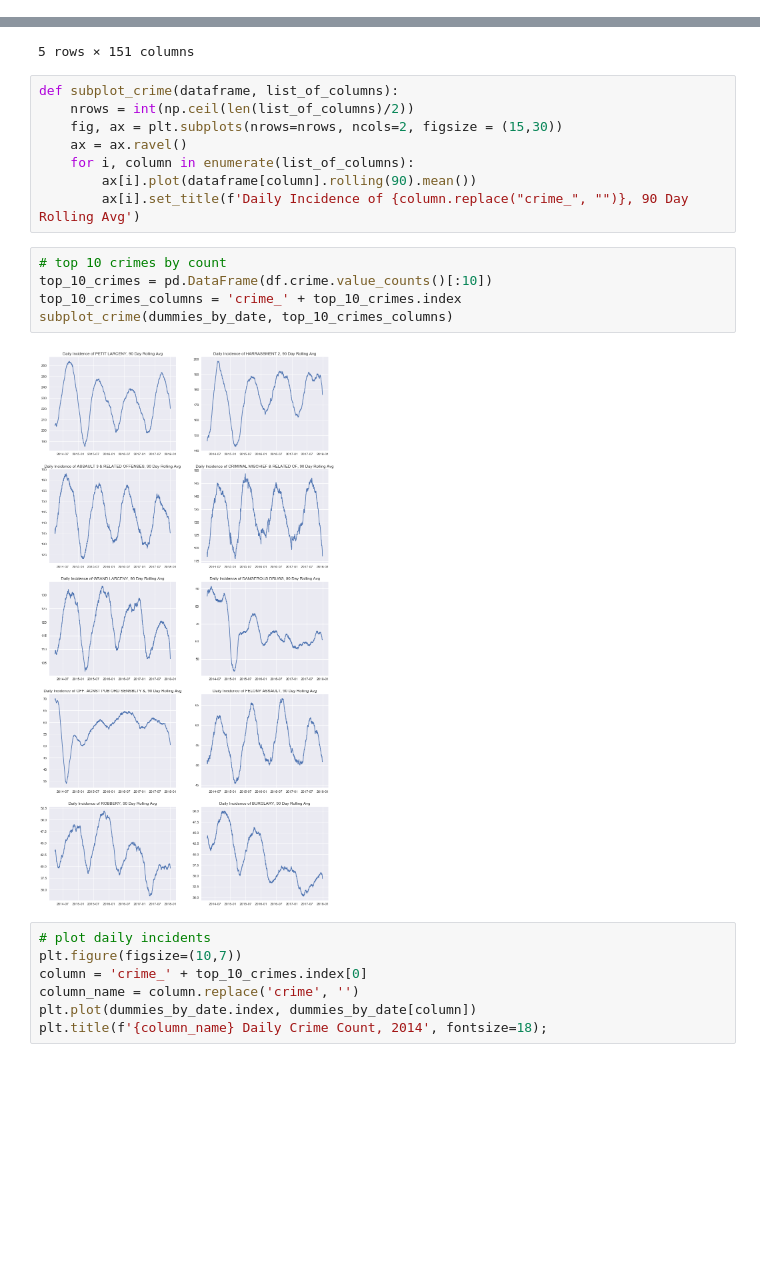
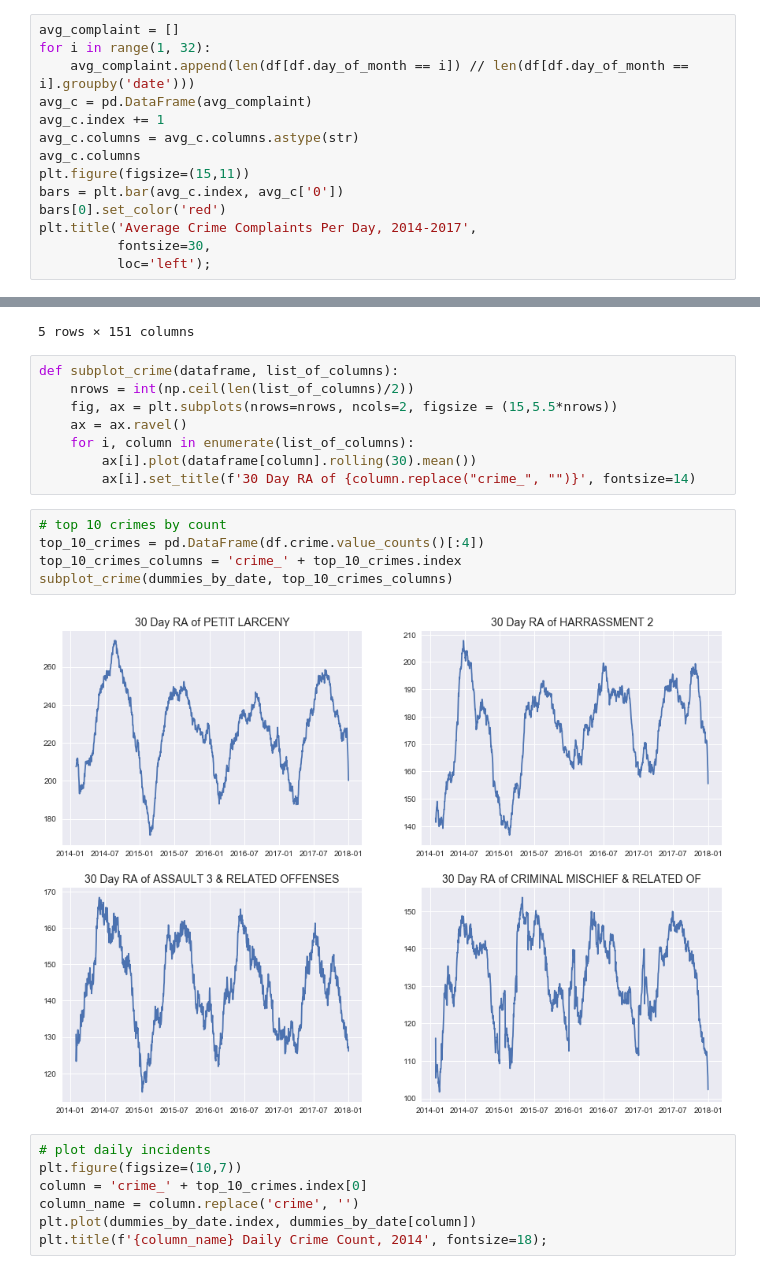
Before and after one commit to kevinacrystal/SARIMAX_crime, a Jupyter notebook: 01_Cleaning_and_EDA.ipynb, the cells around one changed output, grey strips where cells are left out. Cells and saved outputs as stored; diff of their text form; blank space fills up the shorter version.

```diff
--- a/01_Cleaning_and_EDA.ipynb
+++ b/01_Cleaning_and_EDA.ipynb
@@ -446,0 +464,14 @@ average crime by day of month:  61343.22580645161
+# %%
+avg_complaint = []
+for i in range(1, 32):
+    avg_complaint.append(len(df[df.day_of_month == i]) // len(df[df.day_of_month == i].groupby('date')))
+avg_c = pd.DataFrame(avg_complaint)
+avg_c.index += 1
+avg_c.columns = avg_c.columns.astype(str)
+avg_c.columns
+plt.figure(figsize=(15,11))
+bars = plt.bar(avg_c.index, avg_c['0'])
+bars[0].set_color('red')
+plt.title('Average Crime Complaints Per Day, 2014-2017',
+          fontsize=30,
+          loc='left');
@@ -699,18 +785,18 @@ dummies_by_date.head()
 # %%
 def subplot_crime(dataframe, list_of_columns):
     nrows = int(np.ceil(len(list_of_columns)/2))
-    fig, ax = plt.subplots(nrows=nrows, ncols=2, figsize = (15,30))
+    fig, ax = plt.subplots(nrows=nrows, ncols=2, figsize = (15,5.5*nrows))
     ax = ax.ravel()
     for i, column in enumerate(list_of_columns):
-        ax[i].plot(dataframe[column].rolling(90).mean())
-        ax[i].set_title(f'Daily Incidence of {column.replace("crime_", "")}, 90 Day Rolling Avg')
+        ax[i].plot(dataframe[column].rolling(30).mean())
+        ax[i].set_title(f'30 Day RA of {column.replace("crime_", "")}', fontsize=14)
 # %%
 # top 10 crimes by count
-top_10_crimes = pd.DataFrame(df.crime.value_counts()[:10])
+top_10_crimes = pd.DataFrame(df.crime.value_counts()[:4])
 top_10_crimes_columns = 'crime_' + top_10_crimes.index
 subplot_crime(dummies_by_date, top_10_crimes_columns)
 # %% [output]
-[figure, old version]
+[figure, new version]
 # %%
 # plot daily incidents
 plt.figure(figsize=(10,7))
```
Also changed, not shown: parts of 26 cells of this notebook, 5 other files.
